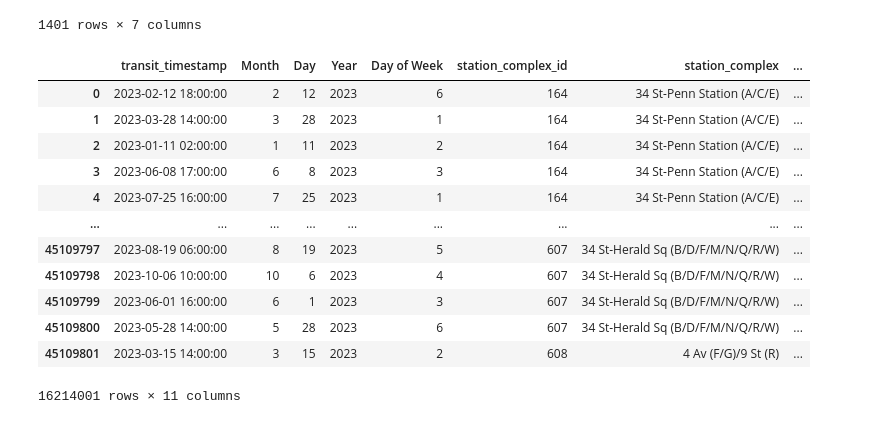
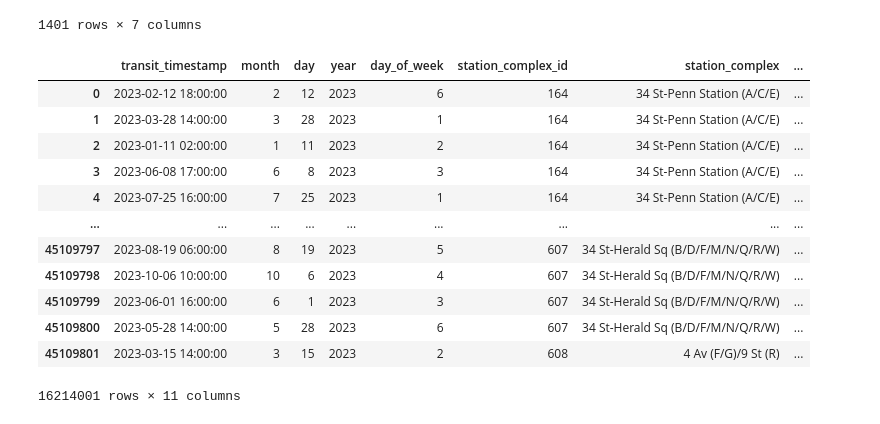
Before and after one commit to RafaelJMinaya/MTA-Subway-Ridership, a Jupyter notebook: mta-subway-analysis.ipynb, the cells around one changed output. Drawn from its saved outputs; the diff is of its cells as text; code cells hidden in the pictures.

```diff
--- a/mta-subway-analysis.ipynb
+++ b/mta-subway-analysis.ipynb
@@ -123,45 +114,60 @@ daily_riders_since_2020
 | 144 | 2023-12-31 | 31 | 12 | 2023 | 6 | 1934651 | 0.76 |
 1401 rows × 7 columns
 # %%
-hourly_ridership_since_2022 = pd.read_csv('/kaggle/input/mta-daily-ridership-data-beginning-2020/MTA_Subway_Hourly_Ridership__Beginning_February_2022.csv.crdownload', low_memory=False)
+hourly_ridership_2023 = pd.read_csv('/kaggle/input/mta-daily-ridership-data-beginning-2020/MTA_Subway_Hourly_Ridership__Beginning_February_2022.csv.crdownload', low_memory=False)
 
 
 #dropping missing values
-hourly_ridership_since_2022.dropna(inplace=True)
+hourly_ridership_2023.dropna(inplace=True)
 
 #Convert timestamp column to Datetime
-hourly_ridership_since_2022['transit_timestamp'] = pd.to_datetime(hourly_ridership_since_2022['transit_timestamp'], format='%m/%d/%Y %I:%M:%S %p')
+hourly_ridership_2023['transit_timestamp'] = pd.to_datetime(hourly_ridership_2023['transit_timestamp'], format='%m/%d/%Y %I:%M:%S %p')
 
 #Breakout timestamp info into diffeent columns
-hourly_ridership_since_2022['Day'] = hourly_ridership_since_2022['transit_timestamp'].dt.day
-hourly_ridership_since_2022['Month'] = hourly_ridership_since_2022['transit_timestamp'].dt.month
-hourly_ridership_since_2022['Year'] = hourly_ridership_since_2022['transit_timestamp'].dt.year
-hourly_ridership_since_2022['Day of Week'] = hourly_ridership_since_2022['transit_timestamp'].dt.dayofweek
+hourly_ridership_2023['day'] = hourly_ridership_2023['transit_timestamp'].dt.day
+hourly_ridership_2023['month'] = hourly_ridership_2023['transit_timestamp'].dt.month
+hourly_ridership_2023['year'] = hourly_ridership_2023['transit_timestamp'].dt.year
+hourly_ridership_2023['day_of_week'] = hourly_ridership_2023['transit_timestamp'].dt.dayofweek
 
 #query to further filter
-hourly_ridership_since_2022 = hourly_ridership_since_2022.query('borough != "Staten Island" and transit_mode != "tram" and station_complex_id != "TRAM1" and transit_timestamp > "2022-12-31 23:59:59" and transit_timestamp < "2024-01-01 00:00:00"')
+hourly_ridership_2023 = hourly_ridership_2023.query('borough != "Staten Island" and transit_mode != "tram" and station_complex_id != "TRAM1" and transit_timestamp > "2022-12-31 23:59:59" and transit_timestamp < "2024-01-01 00:00:00"')
 
 #Convert Station ID to int (theres a station id called 'TRAM1'? check if its true)
-hourly_ridership_since_2022['station_complex_id'] = hourly_ridership_since_2022['station_complex_id'].astype(int)
+hourly_ridership_2023['station_complex_id'] = hourly_ridership_2023['station_complex_id'].astype(int)
 
 #Create new LagLog column with the latitude and longtitude combine
 #hourly_ridership_since_2022['lat_long'] = hourly_ridership_since_2022['latitude'].astype(str) + ', ' + hourly_ridership_since_2022['longitude'].astype(str)
 
 #Drop unccesary columns for our analysis
-hourly_ridership_since_2022.drop(columns=['payment_method', 'fare_class_category', 'transfers', 'Georeference', 'transit_mode'], inplace=True, axis=1)
+hourly_ridership_2023.drop(columns=['payment_method', 'fare_class_category', 'transfers', 'Georeference', 'transit_mode'], inplace=True, axis=1)
 
-#Rearrange columns (Remeber to Add above columns if you want to show Mean and Total Amounts)
-hourly_ridership_since_2022 = hourly_ridership_since_2022.reindex(['transit_timestamp', 'Month', 'Day', 'Year', 'Day of Week', 'station_complex_id', 'station_complex',
-                                                                 'borough', 'ridership', 'latitude', 'longitude'], axis=1)
+#Rearrange columns (Remember to Add above columns if you want to show Mean and Total Amounts)
+hourly_ridership_2023 = hourly_ridership_2023.reindex(['transit_timestamp',
+                                                       'month',
+                                                       'day',
+                                                       'year',
+                                                       'day_of_week',
+                                                       'station_complex_id',
+                                                       'station_complex',
+                                                       'borough',
+                                                       'ridership',
+                                                       'latitude', 'longitude'],
+                                                      axis=1)
 
 #Replacing commas
-hourly_ridership_since_2022['station_complex'] = hourly_ridership_since_2022['station_complex'].str.replace(',', '/')
+hourly_ridership_2023['station_complex'] = hourly_ridership_2023['station_complex'].str.replace(',', '/')
+
+#Cleaning up decimal places in latitude and longitude columns
+hourly_ridership_2023['latitude'] = hourly_ridership_2023['latitude'].round(3)
+hourly_ridership_2023['longitude'] = hourly_ridership_2023['longitude'].round(3)
 
 
 
-hourly_ridership_since_2022
+hourly_ridership_2023
+
+#CUT LONG AND LAT TO BE 3 OR 4 DECIMAL PLACES SO STATIONS HAVE SAME LOCATION WHEN THEY MIGHT NOT
 # %% [output]
-|  | transit_timestamp | Month | Day | Year | Day of Week | station_complex_id | station_complex | ... |
+|  | transit_timestamp | month | day | year | day_of_week | station_complex_id | station_complex | ... |
 | 0 | 2023-02-12 18:00:00 | 2 | 12 | 2023 | 6 | 164 | 34 St-Penn Station (A/C/E) | ... |
 | 1 | 2023-03-28 14:00:00 | 3 | 28 | 2023 | 1 | 164 | 34 St-Penn Station (A/C/E) | ... |
 | 2 | 2023-01-11 02:00:00 | 1 | 11 | 2023 | 2 | 164 | 34 St-Penn Station (A/C/E) | ... |
```
Also changed, not shown: parts of 7 cells of this notebook.
